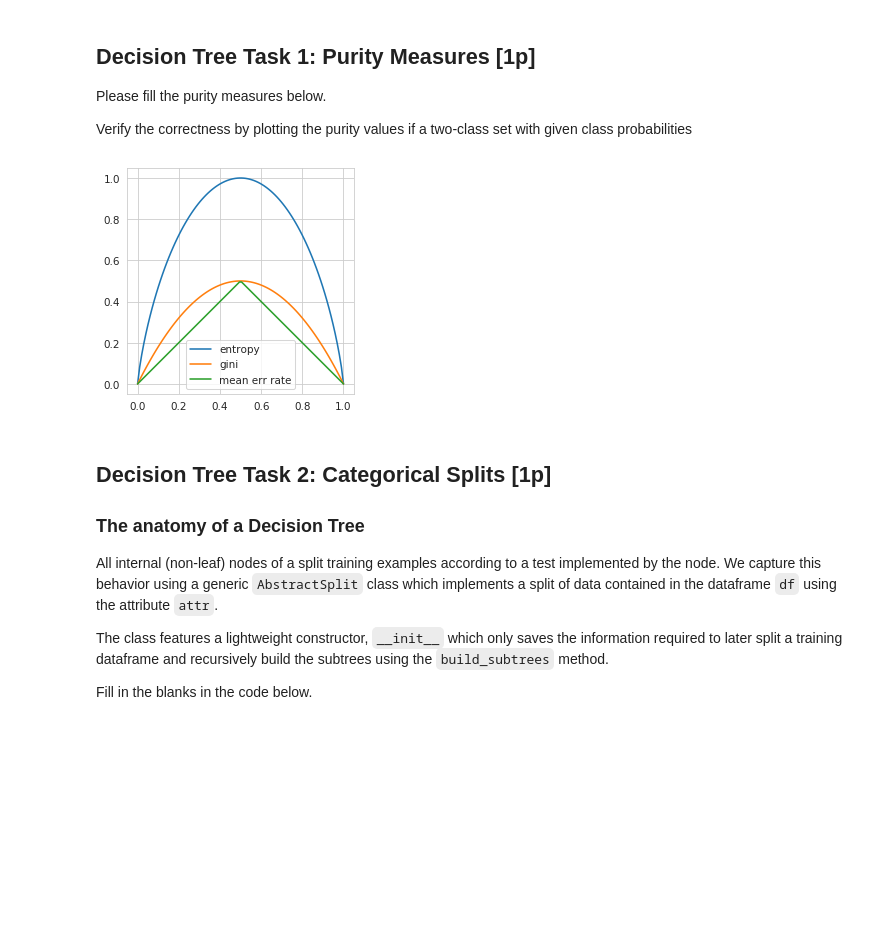
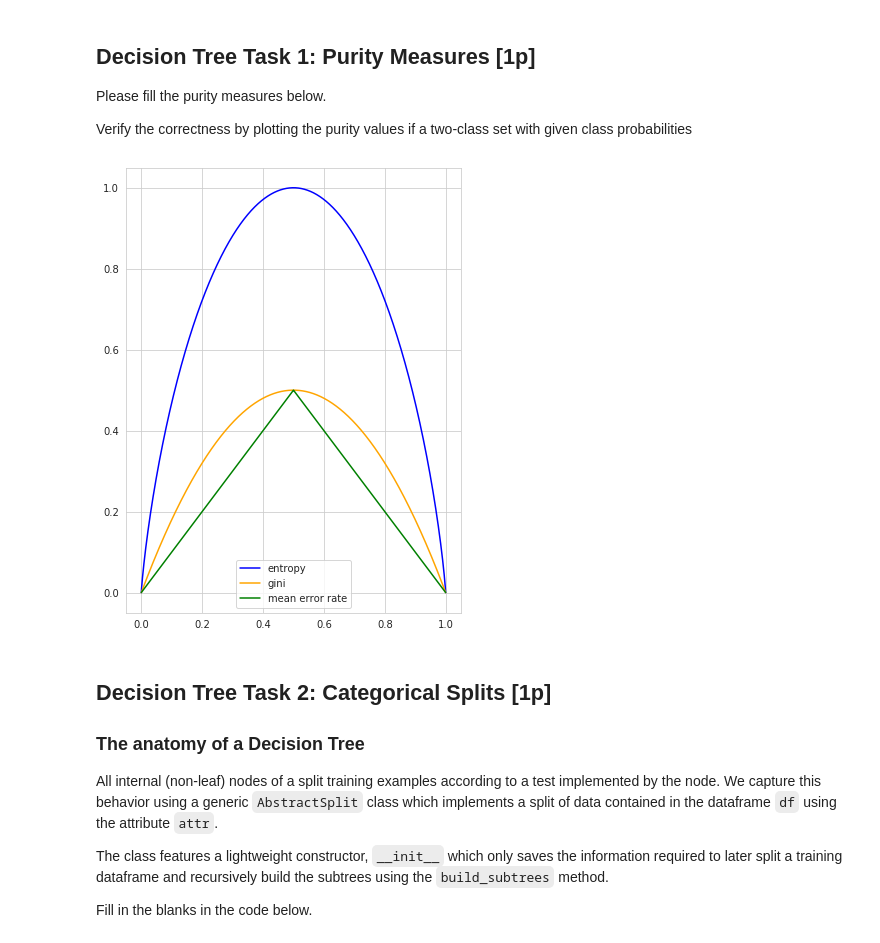
Before and after one commit to Asgavar/studia, a Jupyter notebook: semestr_5_zima_2019_20/ml/Assignment2.ipynb, the cells around one changed output. Drawn from its saved outputs; the diff is of its cells as text; code cells hidden in the pictures; blank space fills up the shorter version.

```diff
--- a/semestr_5_zima_2019_20/ml/Assignment2.ipynb
+++ b/semestr_5_zima_2019_20/ml/Assignment2.ipynb
@@ -477,20 +502,34 @@ german_df = pd.read_csv(
 Please fill the purity measures below.
 
 Verify the correctness by plotting the purity values if a two-class set with given class probabilities
-# %%
-def entropy(counts):
-    TODO
-
-def gini(counts):
-    TODO
-
-def mean_err_rate(counts):
-    TODO
-
-
-# Make a plot of the purity functions
-# %% [output]
-[figure, removed]
+# %%
+from matplotlib.figure import figaspect
+
+def entropy(counts):
+    averaged = counts / np.sum(counts)
+    return -np.sum(averaged * np.log2(averaged + 1e-100))
+
+def gini(counts):
+    averaged = counts / np.sum(counts)
+    return np.sum(averaged * (1 - averaged))
+
+def mean_err_rate(counts):
+    averaged = counts / np.sum(counts)
+    return 1 - np.max(averaged)
+
+X = np.linspace(0.0, 1.0, 100_000)
+X = np.array(list(zip(X, 1 - X)))
+
+fig = plt.figure(figsize=(6, 10))
+ax = fig.add_subplot(111)
+ax.set_aspect(aspect=1.33)
+ax.plot(X[:, 0], np.apply_along_axis(entropy, 1, X), color='blue', label='entropy')
+ax.plot(X[:, 0], np.apply_along_axis(gini, 1, X), color='orange', label='gini')
+ax.plot(X[:, 0], np.apply_along_axis(mean_err_rate, 1, X), color='green', label='mean error rate')
+plt.legend(loc='lower center')
+plt.show()
+# %% [output]
+[figure, added]
 # %% [markdown]
 ## Decision Tree Task 2: Categorical Splits [1p]
 
```
Also changed, not shown: parts of 12 cells of this notebook.
